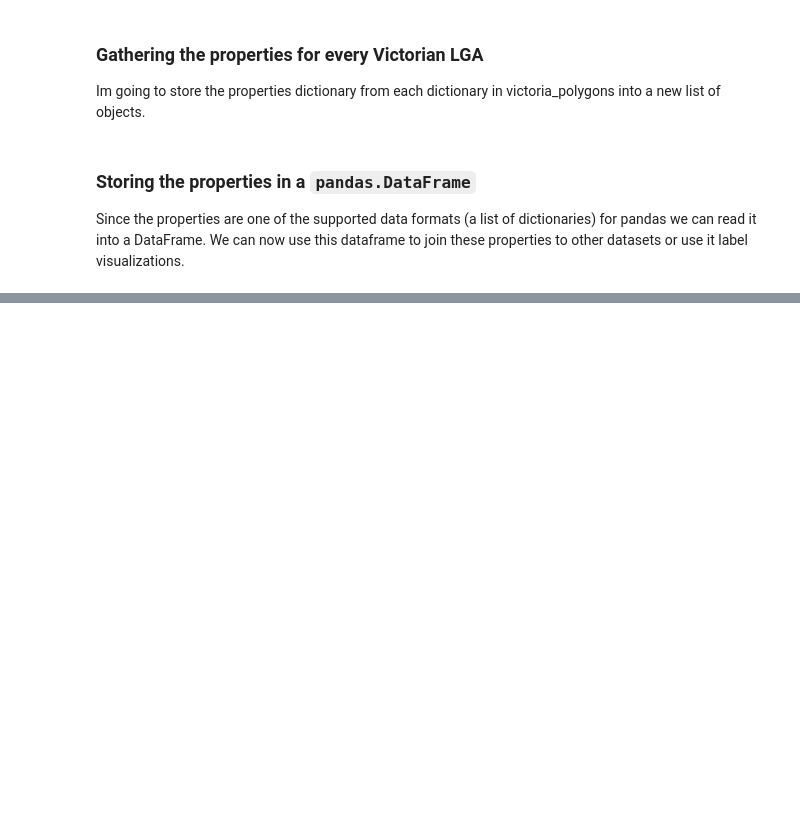
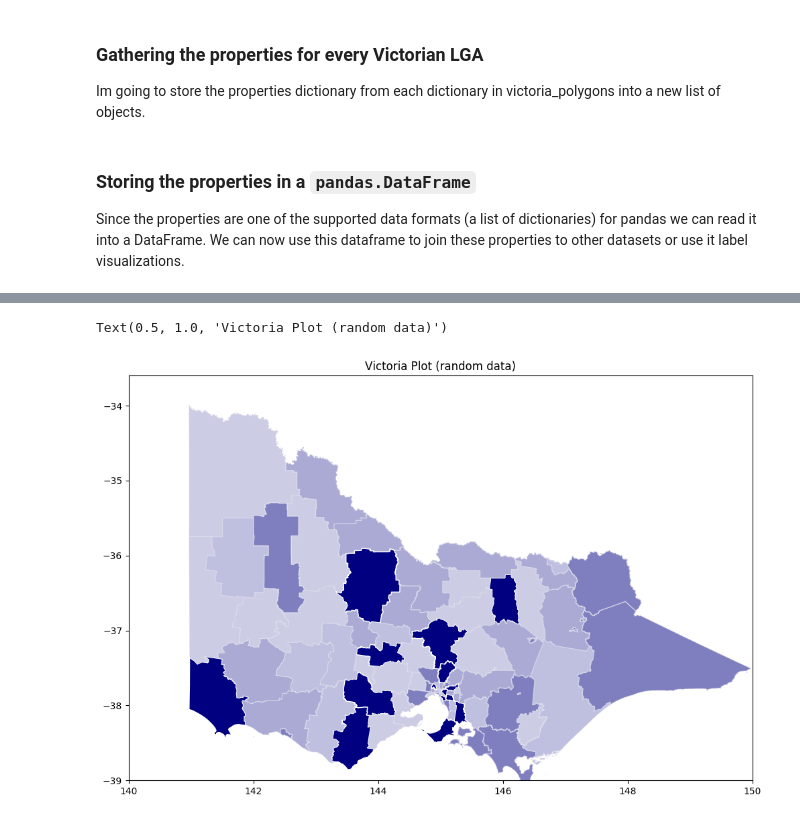
Before and after one commit to danielc92/python-data-guide, a Jupyter notebook: notebooks/Shapefiles.ipynb, the cells around one changed output, grey strips where cells are left out. Cells and saved outputs as stored; diff of their text form; code cells hidden in the pictures; blank space fills up the shorter version.

Commit message:
Added visualization to shapefile notebook

```diff
--- a/notebooks/Shapefiles.ipynb
+++ b/notebooks/Shapefiles.ipynb
@@ -92,0 +97,18 @@ data
+# %%
+fig = pyplot.figure(1, figsize=(12, 8), dpi=100)
+ax = fig.add_subplot(111)
+
+for polygon in victoria_polygons:
+    if polygon['geometry']:
+        random_value = random.randint(1,5)
+        ax.add_patch(PolygonPatch(polygon['geometry'],
+                                  fc='navy',
+                                  ec='white',
+                                  alpha=(1 / random_value)))
+
+ax.set_xlim(140, 150)
+ax.set_ylim(-39, -33.6)
+ax.set_title('Victoria Plot (random data)')
+# %% [output]
+Text(0.5, 1.0, 'Victoria Plot (random data)')
+[figure, added]
```
Also changed, not shown: parts of 4 cells of this notebook.
